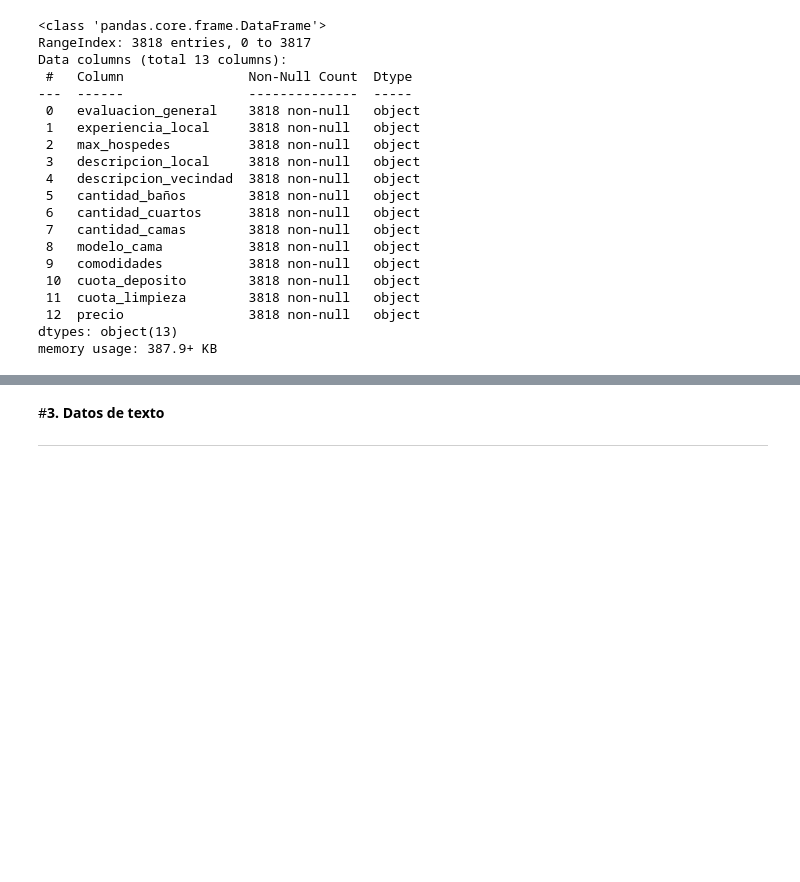
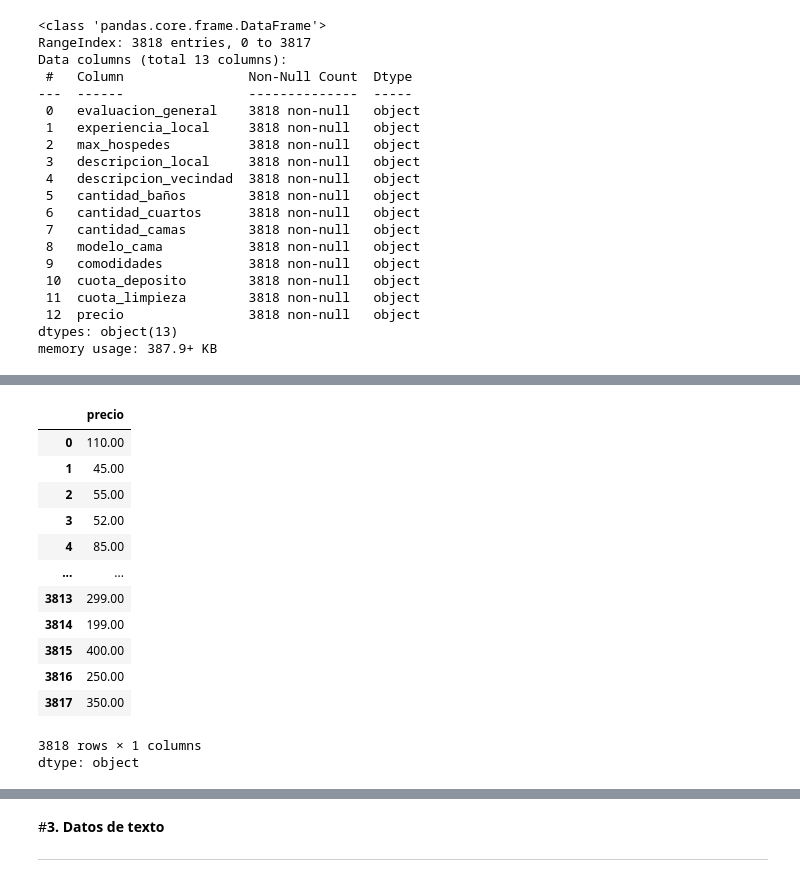
Before and after one commit to NatSama2/Curso-Alura-Latam, a Jupyter notebook: Pandas_Tratamiento_Manipulacion_Datos.ipynb, the cells around one changed output, grey strips where cells are left out. Saved outputs shown, nothing was run; the diff lists cells and outputs as text; code cells hidden in the pictures; blank space fills up the shorter version.

```diff
--- a/Pandas_Tratamiento_Manipulacion_Datos.ipynb
+++ b/Pandas_Tratamiento_Manipulacion_Datos.ipynb
@@ -139,0 +242,19 @@ memory usage: 387.9+ KB
+# %%
+datos['precio'] = datos['precio'].apply(lambda x: x.replace('$', '').replace(',', '').strip())
+# %%
+datos['precio']
+# %% [output]
+|  | precio |
+| 0 | 110.00 |
+| 1 | 45.00 |
+| 2 | 55.00 |
+| 3 | 52.00 |
+| 4 | 85.00 |
+| ... | ... |
+| 3813 | 299.00 |
+| 3814 | 199.00 |
+| 3815 | 400.00 |
+| 3816 | 250.00 |
+| 3817 | 350.00 |
+3818 rows × 1 columns
+dtype: object
```
Also changed, not shown: parts of 14 cells of this notebook.
